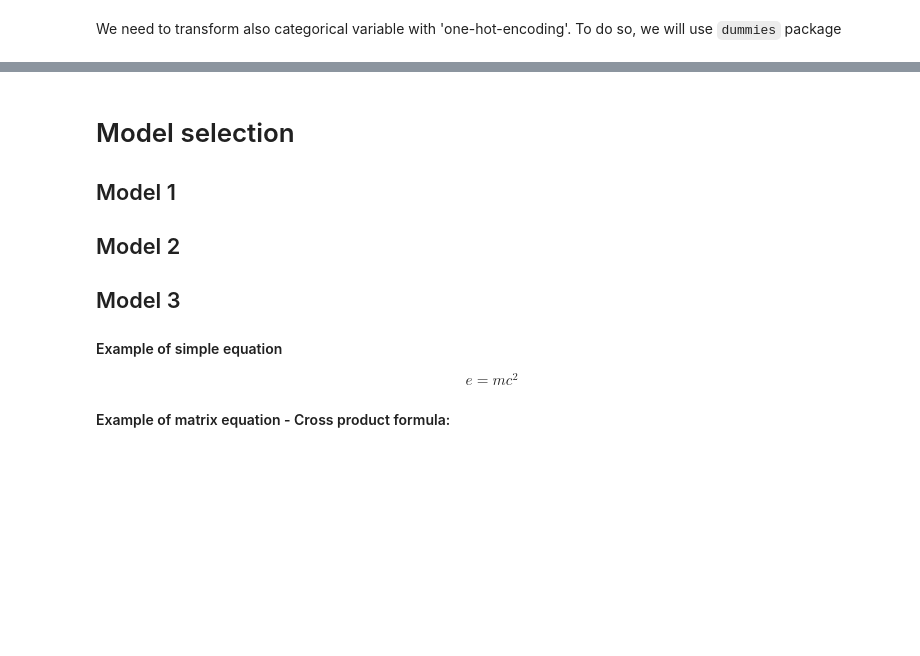
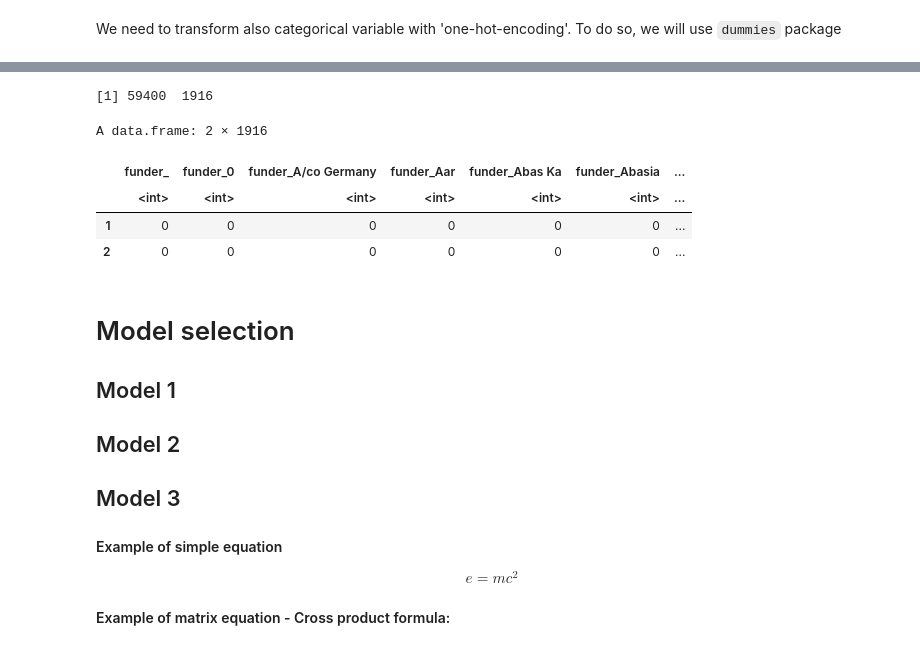
Before and after one commit to nmarotte/F422-fluffy-couscous, a Jupyter notebook: ReportTemplate.ipynb, the cells around one changed output, grey strips where cells are left out. Saved outputs shown, nothing was run; the diff lists cells and outputs as text; code cells hidden in the pictures; blank space fills up the shorter version.

```diff
--- a/ReportTemplate.ipynb
+++ b/ReportTemplate.ipynb
@@ -310,12 +294,19 @@ library(dummies)
 # %%
 data_factor <- training_set_values[,factor_variables]
 # %%
-variables_to_keep <- c("water_quality","funder","extraction_type")
+variables_to_keep <- c("funder","extraction_type")
 
 data_factor_onehot <- dummy.data.frame(data_factor[,variables_to_keep], sep="_")
 
 dim(data_factor_onehot)
 data_factor_onehot[1:2,]
+# %% [output]
+[1] 59400  1916
+A data.frame: 2 × 1916
+|  | funder_ | funder_0 | funder_A/co Germany | funder_Aar | funder_Abas Ka | funder_Abasia | ... |
+|  | <int> | <int> | <int> | <int> | <int> | <int> | ... |
+| 1 | 0 | 0 | 0 | 0 | 0 | 0 | ... |
+| 2 | 0 | 0 | 0 | 0 | 0 | 0 | ... |
 # %% [markdown]
 # Model selection
 
```
Also changed, not shown: parts of 11 cells of this notebook, 1 other file.
